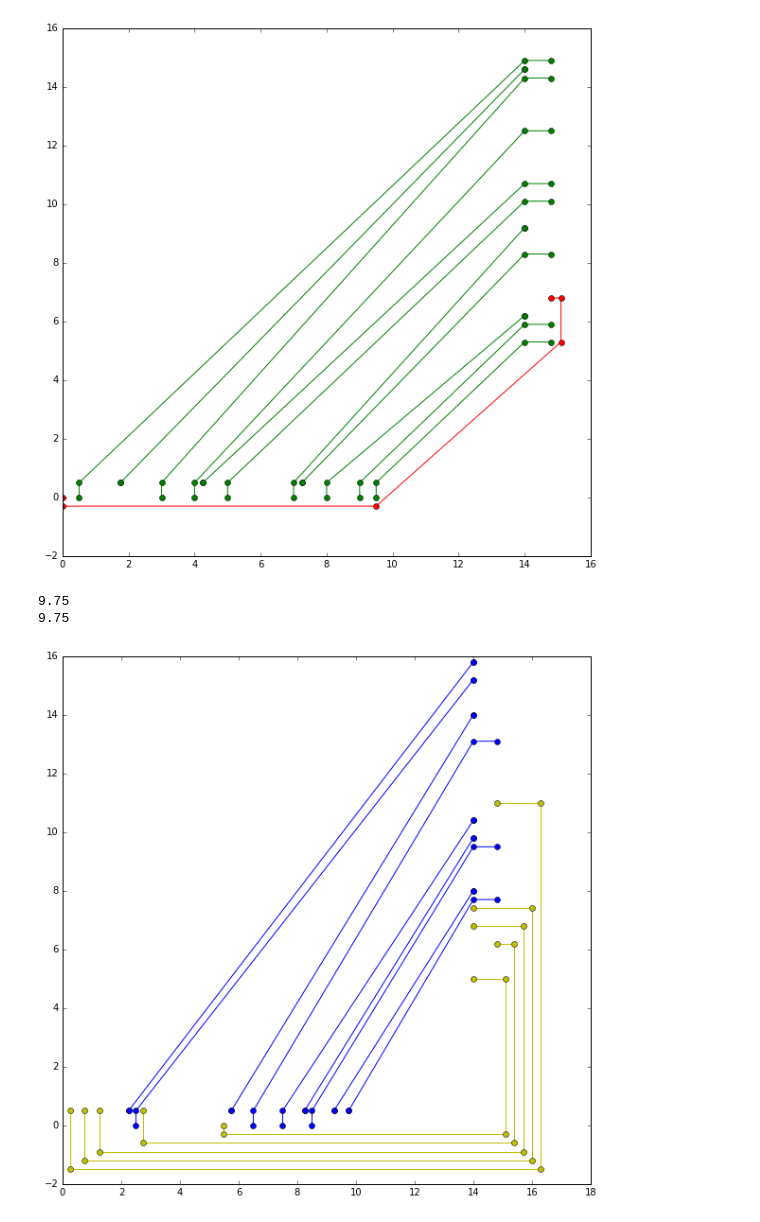
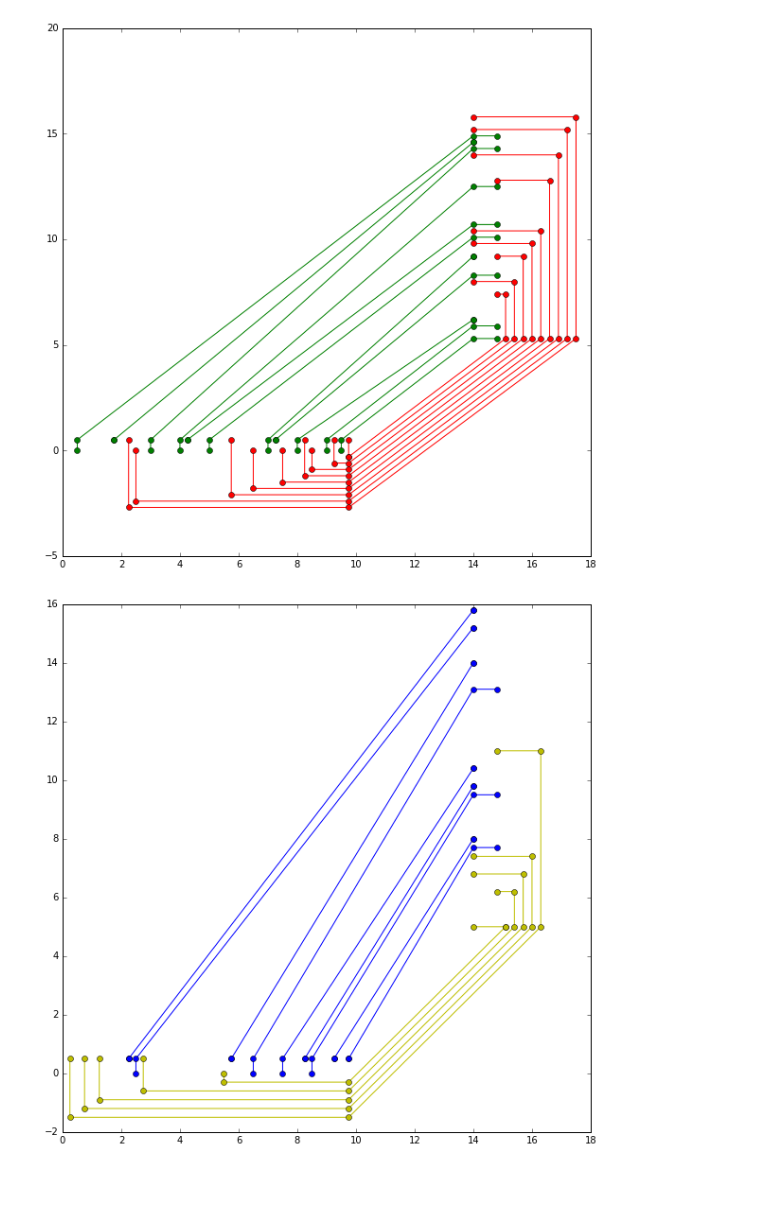
Before and after one commit to elejke/shortest_path, a Jupyter notebook: code/embedding.ipynb, the cells around one changed output. Cells and saved outputs as stored; diff of their text form; code cells hidden in the pictures; blank space fills up the shorter version.

```diff
--- a/code/embedding.ipynb
+++ b/code/embedding.ipynb
@@ -15,13 +15,13 @@ new_points, subsequences = layers(chip_1, chip_2, connections)
 # %%
 plt.figure(figsize=[10, 10])
 
-for i in embedding(connections, subsequences[0], subsequences[5], chip_1, chip_2)[0]:
+for i in embedding(connections, subsequences[0], subsequences[1], chip_1, chip_2)[0]:
     plt.plot(i[0],i[1], 'o-', color='g')
 
-for i in embedding(connections, subsequences[0], subsequences[7], chip_1, chip_2)[1]:
+for i in embedding(connections, subsequences[0], subsequences[1], chip_1, chip_2)[1]:
     plt.plot(i[0],i[1], 'o-', color='r')
 # %% [output]
-[figure, old version]
+[figure, new version]
 # %%
 plt.figure(figsize=[10, 10])
 
@@ -32,6 +32,4 @@ for i in embedding(connections, subsequences[1], subsequences[2], chip_1, chip_2
 for i in embedding(connections, subsequences[1], subsequences[2], chip_1, chip_2)[1]:
     plt.plot(i[0],i[1], 'o-', color='y')
 # %% [output]
-9.75
-9.75
-[figure, old version]
+[figure, new version]
```
Also changed, not shown: parts of 1 cell of this notebook, 3 other files.
